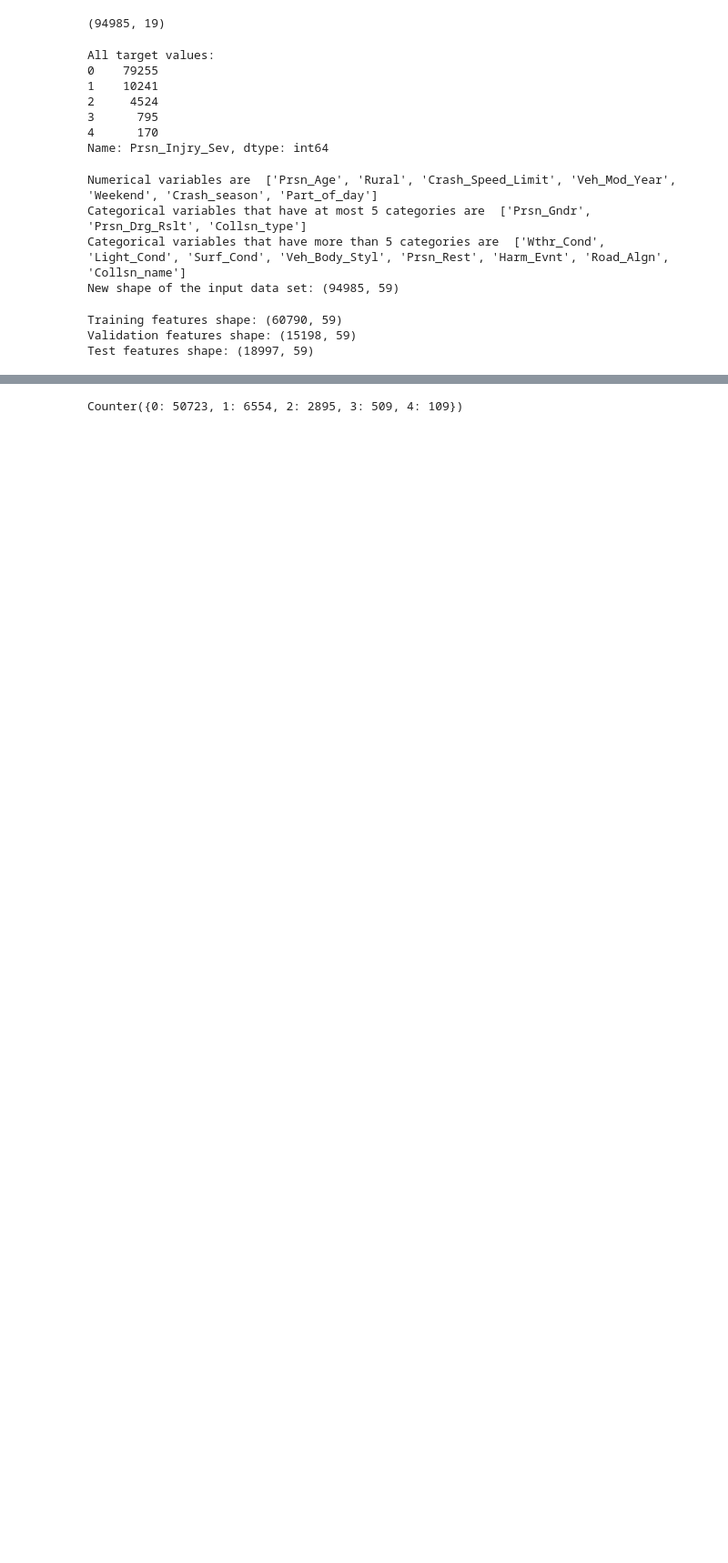
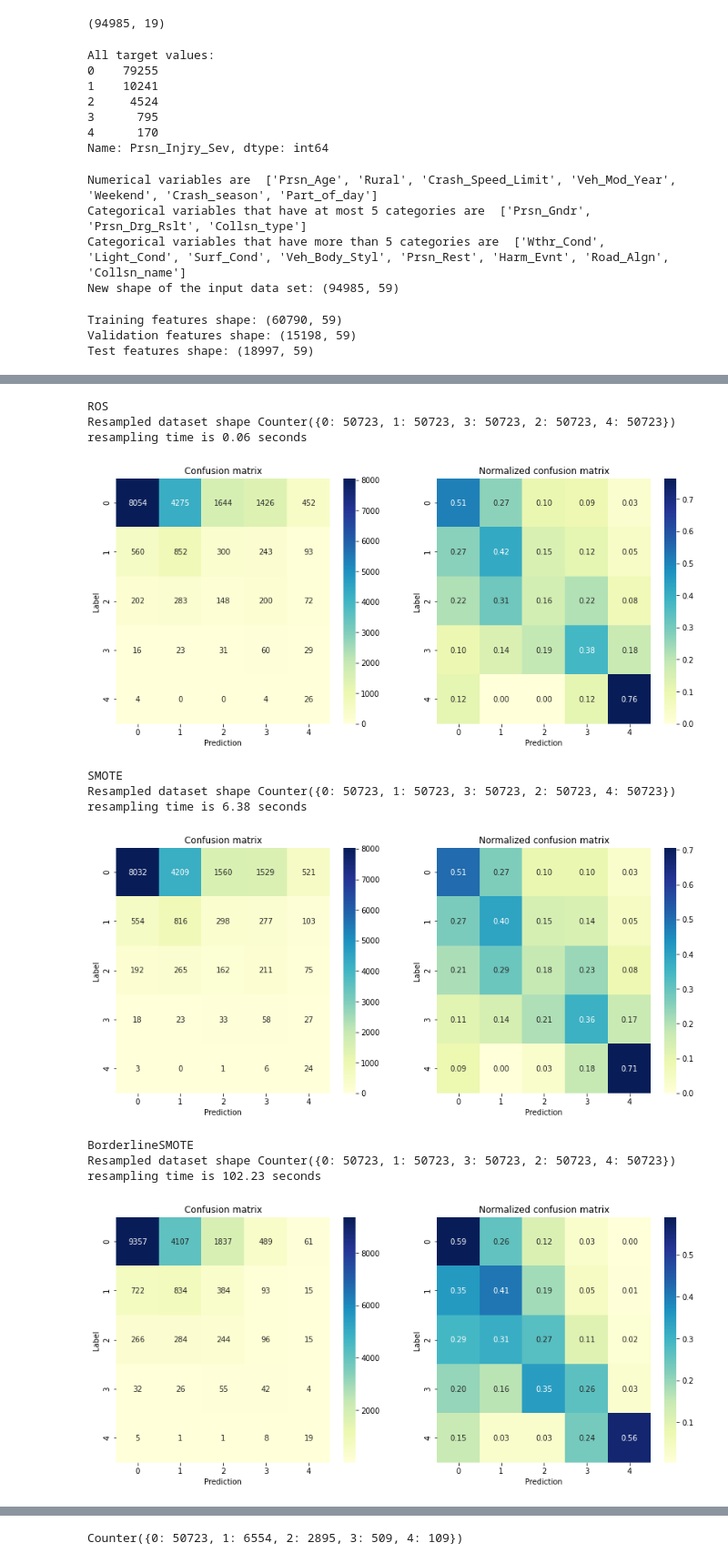
Before and after one commit to duonghung86/Injury-severity-classification, a Jupyter notebook: VCA_2_1_MLP_resampling.ipynb, the cells around one changed output, grey strips where cells are left out. Shown at 91% size. Saved outputs shown, nothing was run; the diff lists cells and outputs as text; code cells hidden in the pictures; blank space fills up the shorter version.

```diff
--- a/VCA_2_1_MLP_resampling.ipynb
+++ b/VCA_2_1_MLP_resampling.ipynb
@@ -183,0 +219,41 @@ from imblearn.under_sampling import RandomUnderSampler,NearMiss,EditedNearestNei
+# %%
+Resamples = {'ROS':             RandomOverSampler(),
+             'SMOTE':           SMOTE(random_state=42),
+             'BorderlineSMOTE': BorderlineSMOTE(),
+             'RUS': RandomUnderSampler(),
+             'NearMiss': NearMiss(),
+             'EditedNearestNeighbours': EditedNearestNeighbours()
+             }
+for key,value in Resamples.items():
+    start = time.time()
+    X_res, y_res = value.fit_resample(X_train, y_train)
+    end = time.time()
+    res_time = end - start
+    print(key)
+    print('Resampled dataset shape %s' % Counter(y_res))
+    print('resampling time is {0:.2f} seconds'.format(res_time))
+    LR = LogisticRegression(solver = 'lbfgs')
+    start = time.time()
+    LR.fit(X_res, y_res)
+    end= time.time()
+    # get the evaluation metrics
+    # use the model to make predictions with the test data
+    y_pred = LR.predict(X_test)
+    result = get_accs(y_test.values,y_pred, tr_time= end-start,show= True)
+    result['Resample time'] = res_time
+    result.index = ['LR-' + key]
+    rsts = rsts.append(result)
+rsts
+# %% [output]
+ROS
+Resampled dataset shape Counter({0: 50723, 1: 50723, 3: 50723, 2: 50723, 4: 50723})
+resampling time is 0.06 seconds
+[figure, added]
+SMOTE
+Resampled dataset shape Counter({0: 50723, 1: 50723, 3: 50723, 2: 50723, 4: 50723})
+resampling time is 6.38 seconds
+[figure, added]
+BorderlineSMOTE
+Resampled dataset shape Counter({0: 50723, 1: 50723, 3: 50723, 2: 50723, 4: 50723})
+resampling time is 102.23 seconds
+[figure, added]
```
Also changed, not shown: parts of 20 cells of this notebook.
